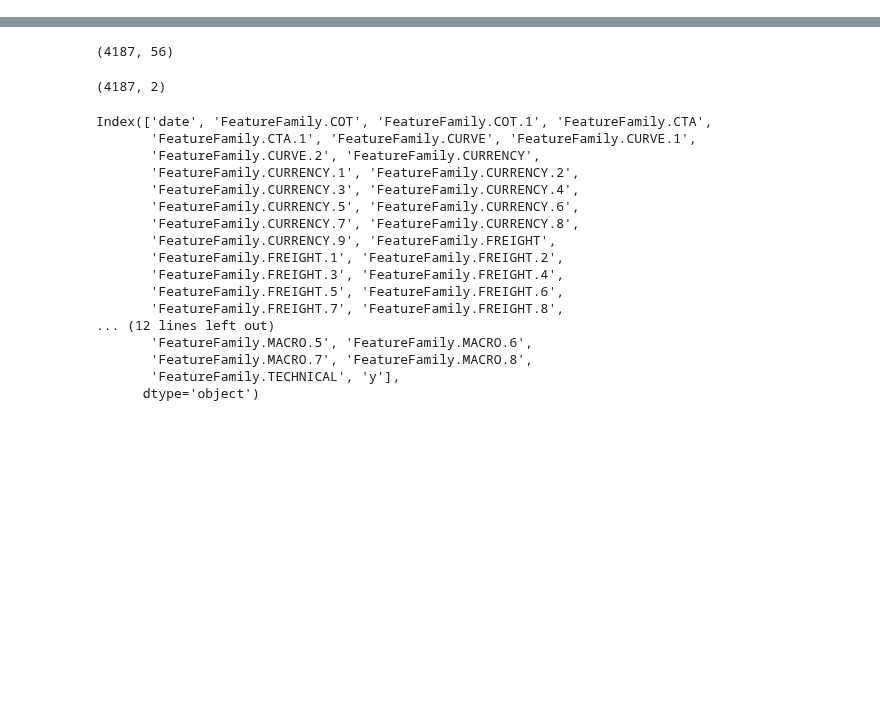
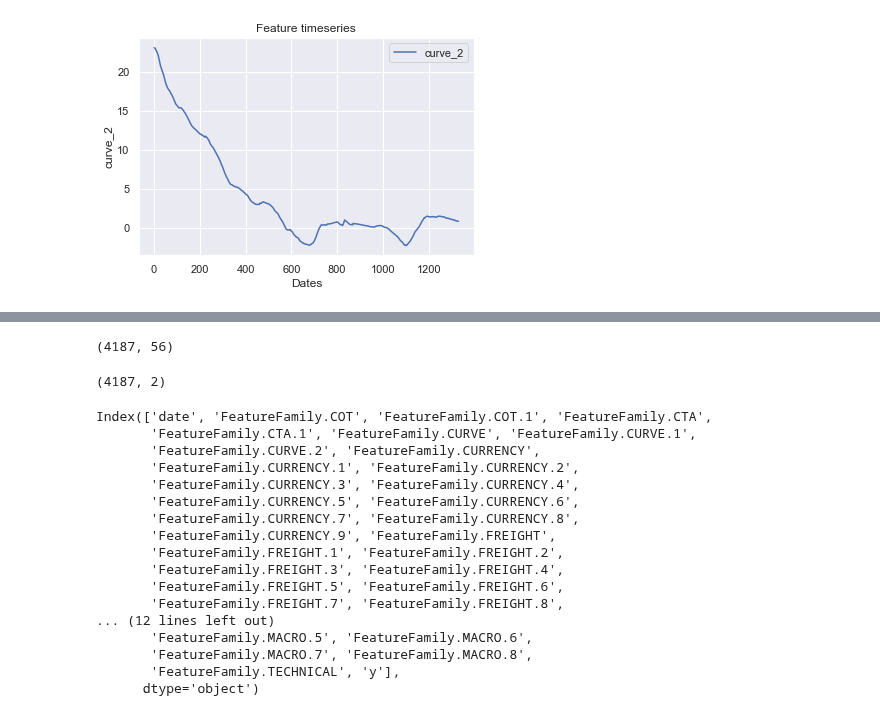
Before and after one commit to apof/Master-Thesis-----Deep-Kernel-Learning-and-Neural-Processes--combining-GPs-with-DL, a Jupyter notebook: Data Preprocessing_Visualisations.ipynb, the cells around one changed output, grey strips where cells are left out. Saved outputs shown, nothing was run; the diff lists cells and outputs as text; code cells hidden in the pictures; blank space fills up the shorter version.

```diff
--- a/Data Preprocessing_Visualisations.ipynb
+++ b/Data Preprocessing_Visualisations.ipynb
@@ -29,0 +117,22 @@ import utils
+# %%
+features = []
+for col in input_df.columns:
+    features.append(input_df[col].values)
+
+index = [i+1 for i in range(len(y))]
+
+#for i, col in enumerate(input_df.columns):
+#if(i!=0):
+
+i = 7
+
+plt.plot(index, features[i] ,label = input_df.columns[i])
+
+plt.xlabel('Dates')
+plt.ylabel(input_df.columns[i])
+plt.title('Feature timeseries')
+plt.legend()
+plt.show()
+print()
+# %% [output]
+[figure, added]
```
Also changed, not shown: parts of 16 cells of this notebook.
